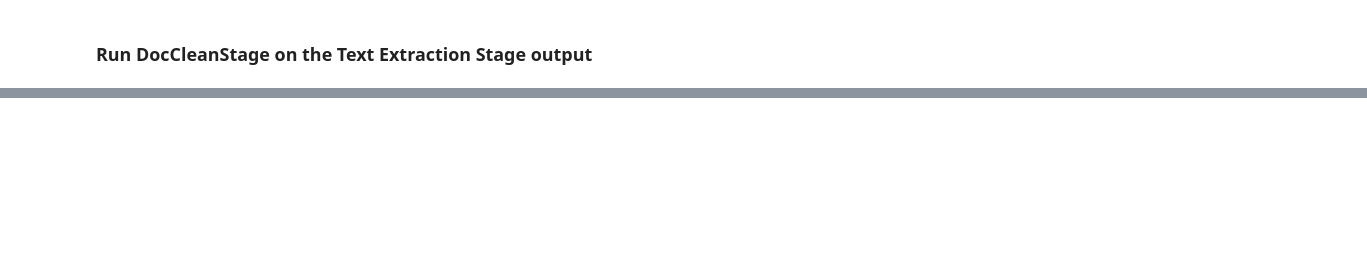
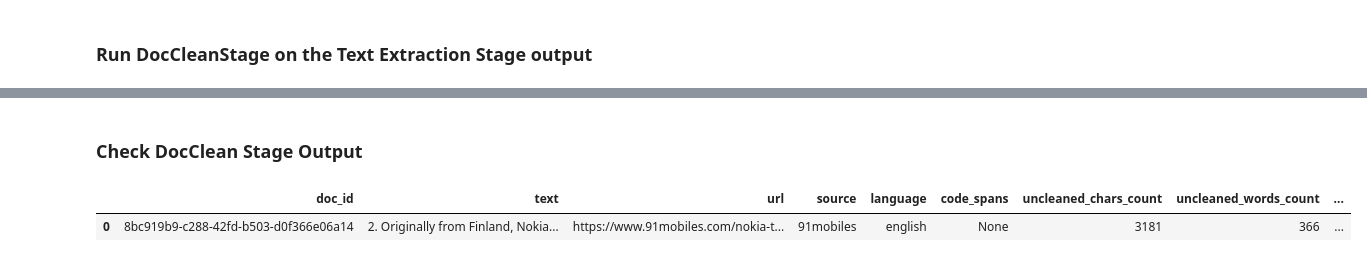
Before and after one commit to AI4Bharat/setu, a Jupyter notebook: examples/demo.ipynb, the cells around one changed output, grey strips where cells are left out. Drawn from its saved outputs; the diff is of its cells as text; code cells hidden in the pictures; blank space fills up the shorter version.

```diff
--- a/examples/demo.ipynb
+++ b/examples/demo.ipynb
@@ -183,0 +186,2 @@ GIT_PAGER: cat
+# %% [markdown]
+### Check DocClean Stage Output
@@ -183,0 +190,9 @@ GIT_PAGER: cat
+# %%
+parquets = glob(f"{dc_output_path}/*.parquet")
+# %%
+df = pd.read_parquet(parquets[0])
+# %%
+df.head()
+# %% [output]
+|  | doc_id | text | url | source | language | code_spans | uncleaned_chars_count | uncleaned_words_count | ... |
+| 0 | 8bc919b9-c288-42fd-b503-d0f366e06a14 | 2. Originally from Finland, Nokia... | https://www.91mobiles.com/nokia-t... | 91mobiles | english | None | 3181 | 366 | ... |
```
Also changed, not shown: parts of 31 cells of this notebook, 52 other files.
